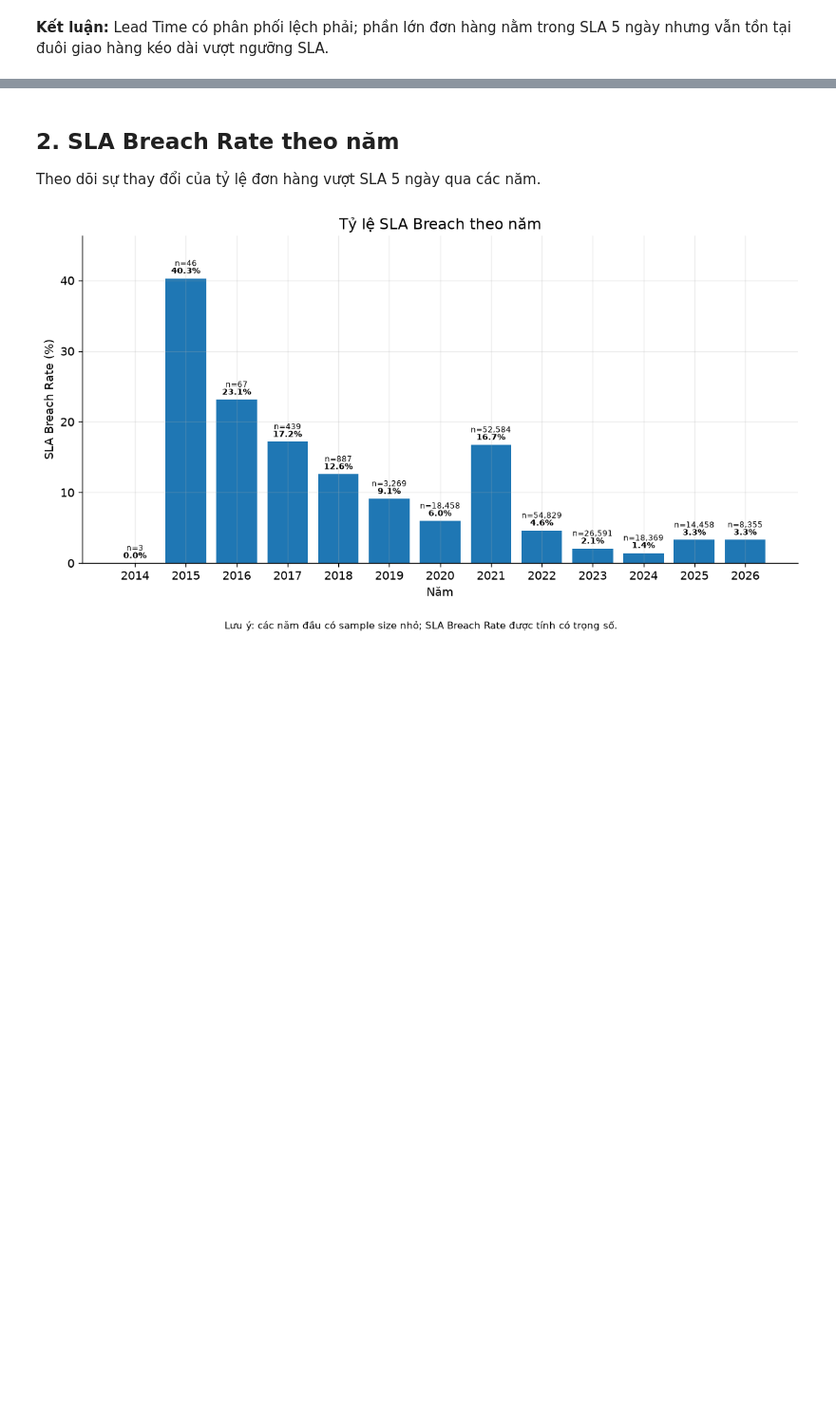
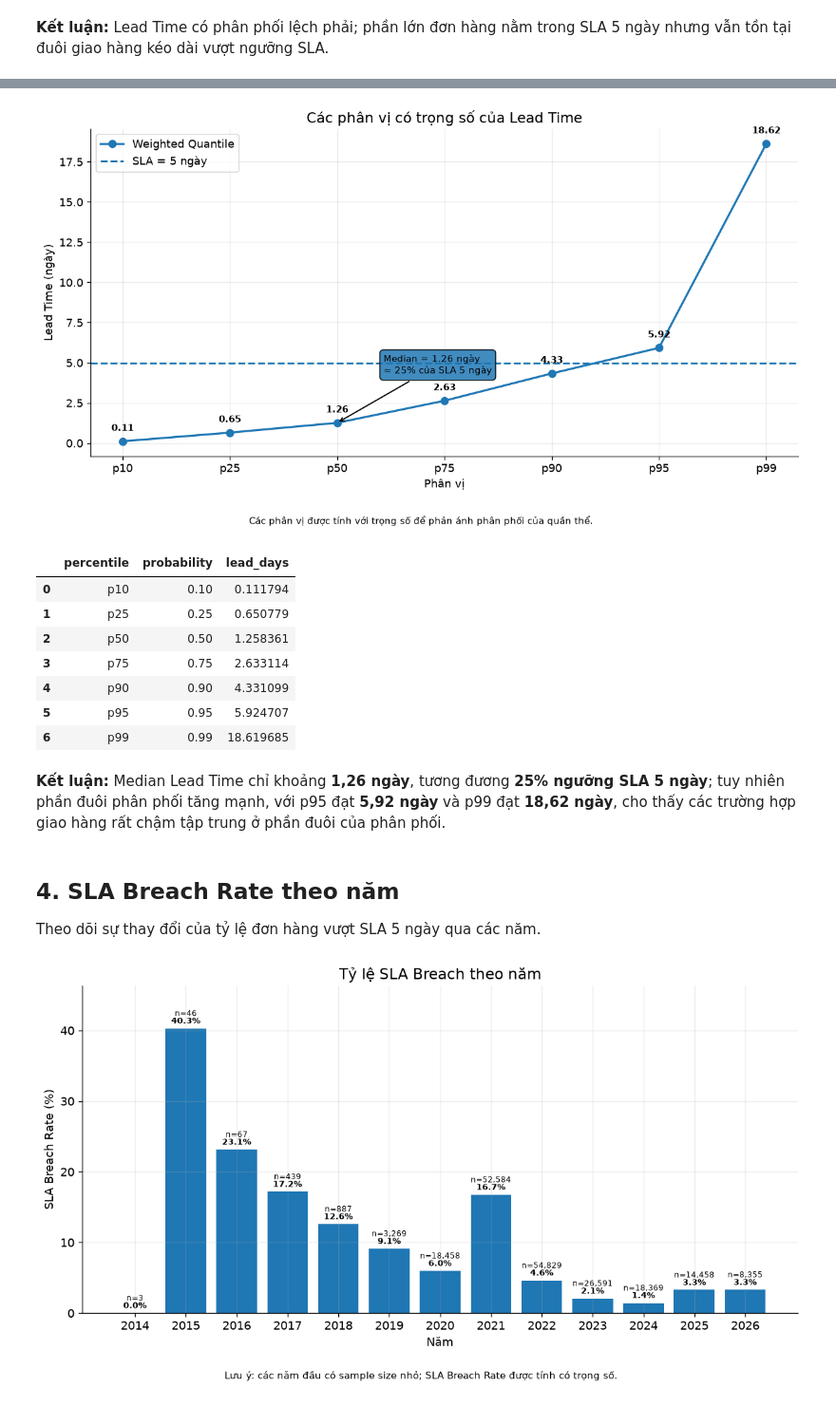
Before and after one commit to justasillyboy/datascience_hcmute, a Jupyter notebook: notebooks/01_eda.ipynb, the cells around one changed output, grey strips where cells are left out. Shown at 95% size. Saved outputs shown, nothing was run; the diff lists cells and outputs as text; code cells hidden in the pictures; blank space fills up the shorter version.

```diff
--- a/notebooks/01_eda.ipynb
+++ b/notebooks/01_eda.ipynb
@@ -62,5 +94,22 @@ plt.show()
+# %%
+fig, result_b6, path_b6 = plot_lead_days_quantiles(df)
+plt.show()
+
+result_b6
+# %% [output]
+[figure, added]
+|  | percentile | probability | lead_days |
+| 0 | p10 | 0.10 | 0.111794 |
+| 1 | p25 | 0.25 | 0.650779 |
+| 2 | p50 | 0.50 | 1.258361 |
+| 3 | p75 | 0.75 | 2.633114 |
+| 4 | p90 | 0.90 | 4.331099 |
+| 5 | p95 | 0.95 | 5.924707 |
+| 6 | p99 | 0.99 | 18.619685 |
+# %% [markdown]
+**Kết luận:** Median Lead Time chỉ khoảng **1,26 ngày**, tương đương **25% ngưỡng SLA 5 ngày**; tuy nhiên phần đuôi phân phối tăng mạnh, với p95 đạt **5,92 ngày** và p99 đạt **18,62 ngày**, cho thấy các trường hợp giao hàng rất chậm tập trung ở phần đuôi của phân phối.
 # %% [markdown]
-## 2. SLA Breach Rate theo năm
+## 4. SLA Breach Rate theo năm
 
 Theo dõi sự thay đổi của tỷ lệ đơn hàng vượt SLA 5 ngày qua các năm.
 # %%
```
Also changed, not shown: parts of 13 cells of this notebook, 8 other files.
